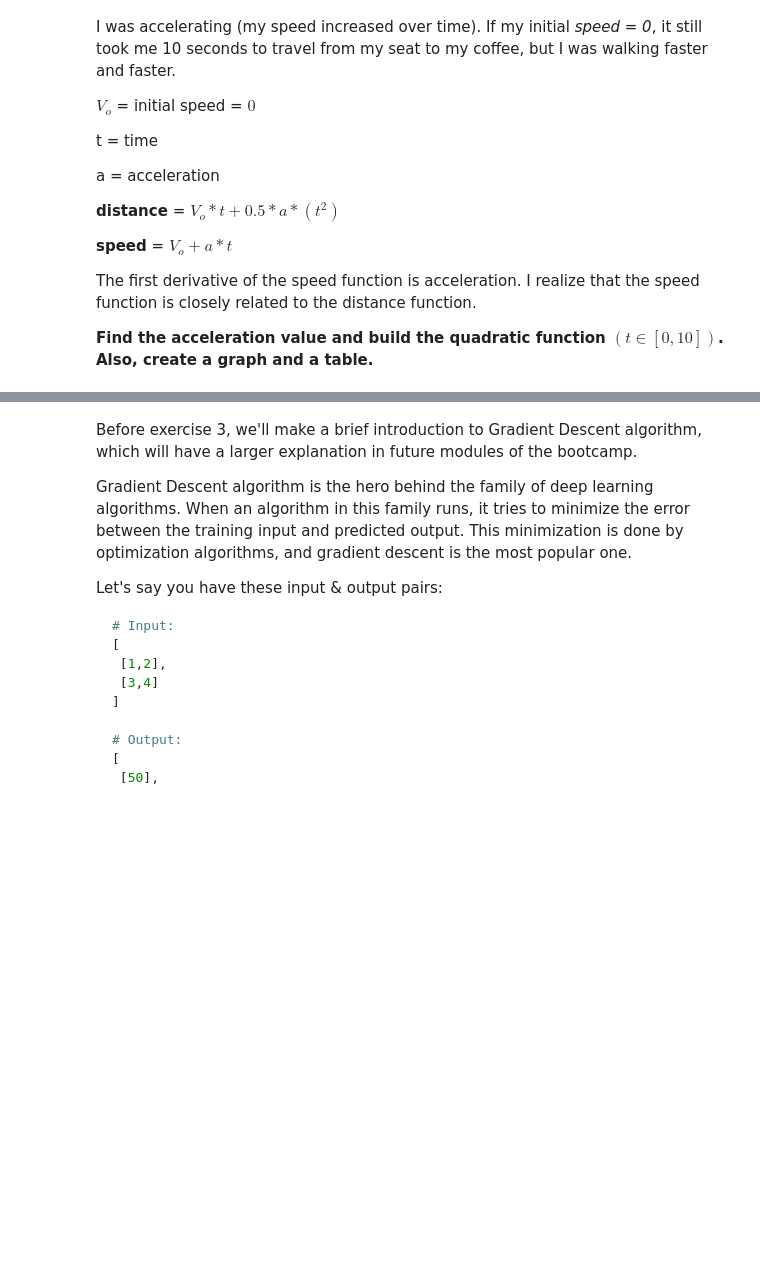
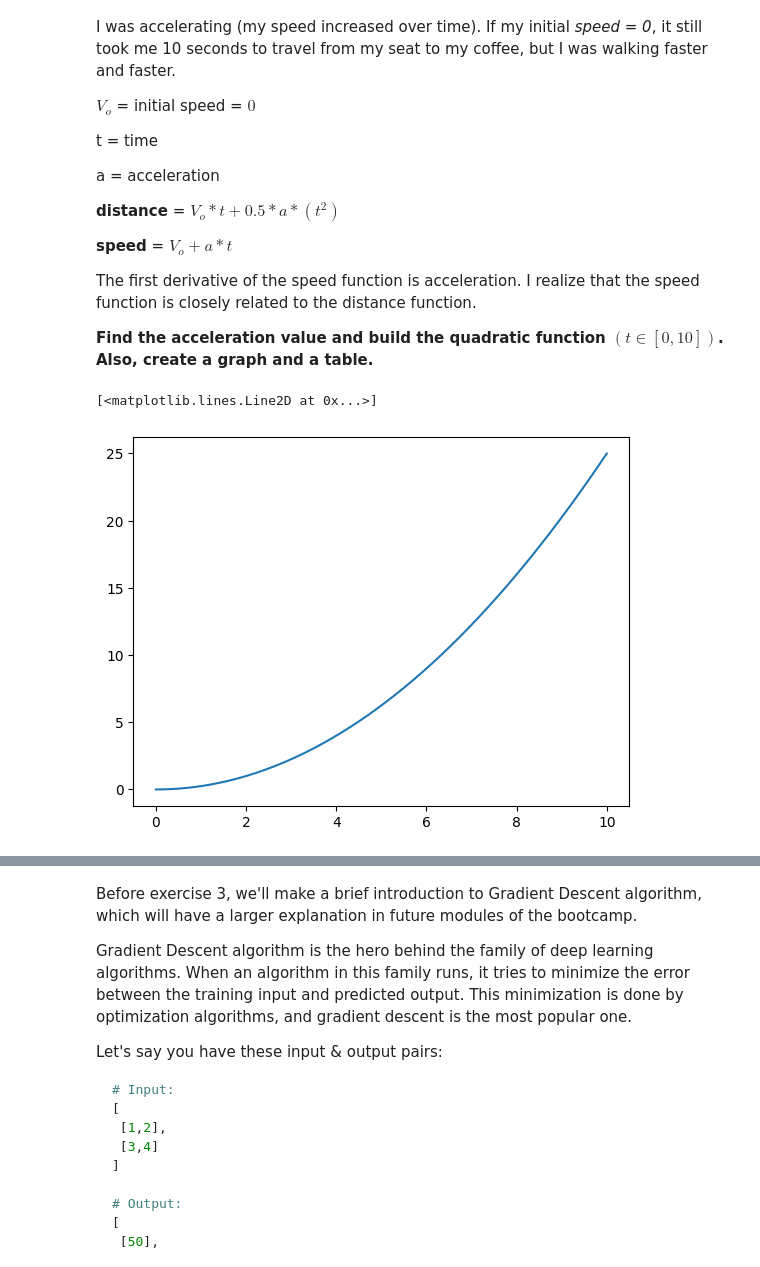
Before and after one commit to pjparreaza/calculus-and-algebra-problems-with-python, a Jupyter notebook: notebook/problems.ipynb, the cells around one changed output, grey strips where cells are left out. Cells and saved outputs as stored; diff of their text form; code cells hidden in the pictures; blank space fills up the shorter version.

```diff
--- a/notebook/problems.ipynb
+++ b/notebook/problems.ipynb
@@ -83,5 +83,20 @@ The first derivative of the speed function is acceleration. I realize that the s
 **Find the acceleration value and build the quadratic function  $(t ∈ [0,10])$. Also, create a graph and a table.**
 # %%
 # Define and plot the quadratic funtion
+# dado que la velocidad inicial es nula la expresion de
+# la distancia queda como:
+# distance =  + 0.5 * a * (t^2)$
+# de esta forma podemos definir la funcion como:
+
+def f(t): return 1/2*0.5*(t**2)
+
+# el dominio se establece como:
+t = np.linspace(0,10)
+
+# Ahora graficamos usando el comando:
+plt.plot(t, f(t))
+# %% [output]
+[<matplotlib.lines.Line2D at 0x...>]
+[figure, added]
 # %%
 # Create a DataFrame
```
Also changed, not shown: parts of 3 cells of this notebook.
